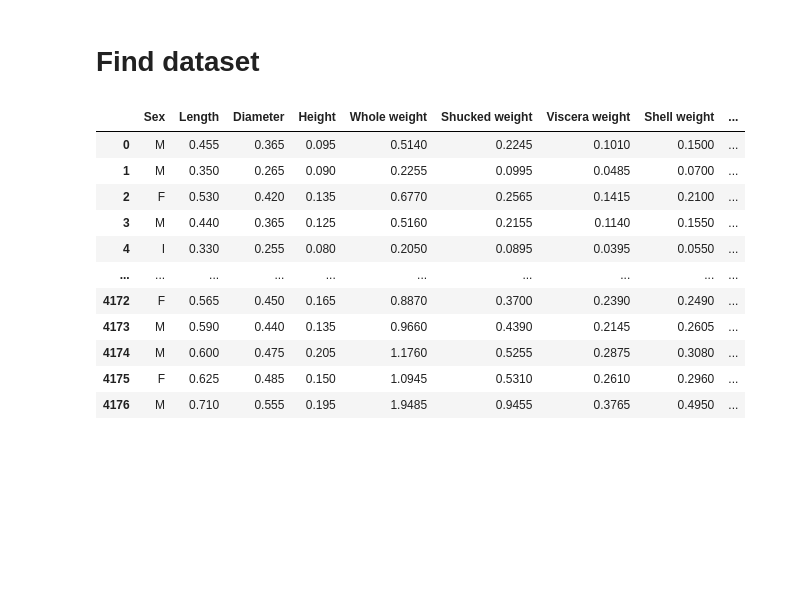
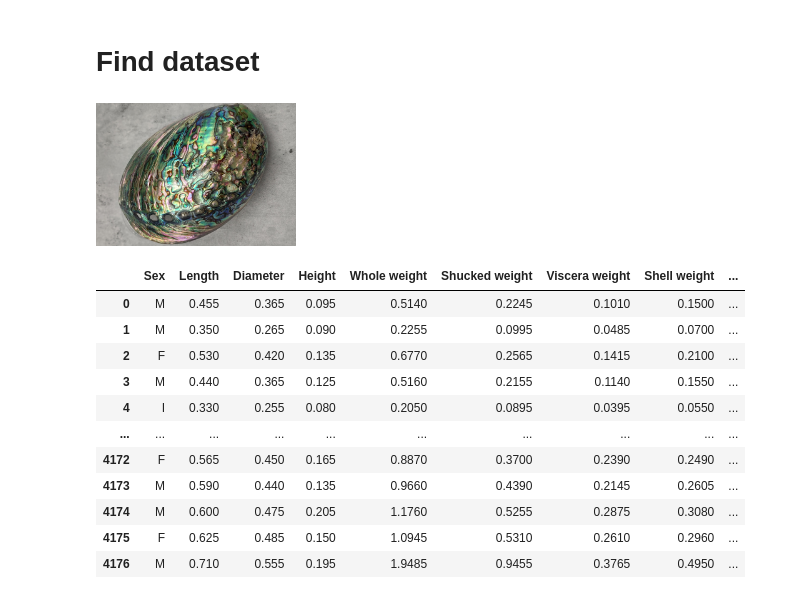
Before and after one commit to TeemaHover/Abalone, a Jupyter notebook: Abalone.ipynb, the cells around one changed output. Cells and saved outputs as stored; diff of their text form; code cells hidden in the pictures; blank space fills up the shorter version.

```diff
--- a/Abalone.ipynb
+++ b/Abalone.ipynb
@@ -1,5 +1,10 @@
 # %% [markdown]
 # Find dataset
+# %%
+from IPython.display import Image
+Image("abalone.jpg", width=200, height=100)
+# %% [output]
+[figure, added]
 # %%
 import pandas as pd
 
```
Also changed, not shown: parts of 1 cell of this notebook, 1 other file.
